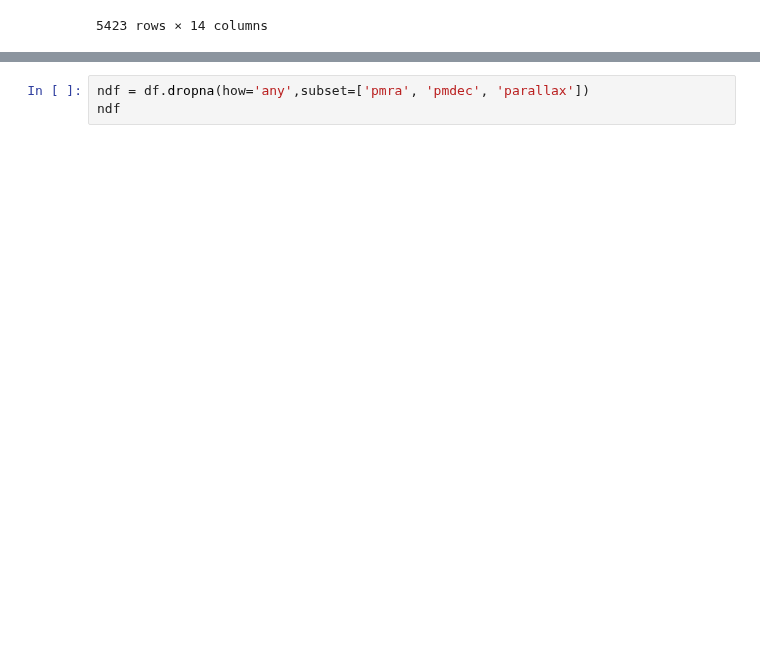
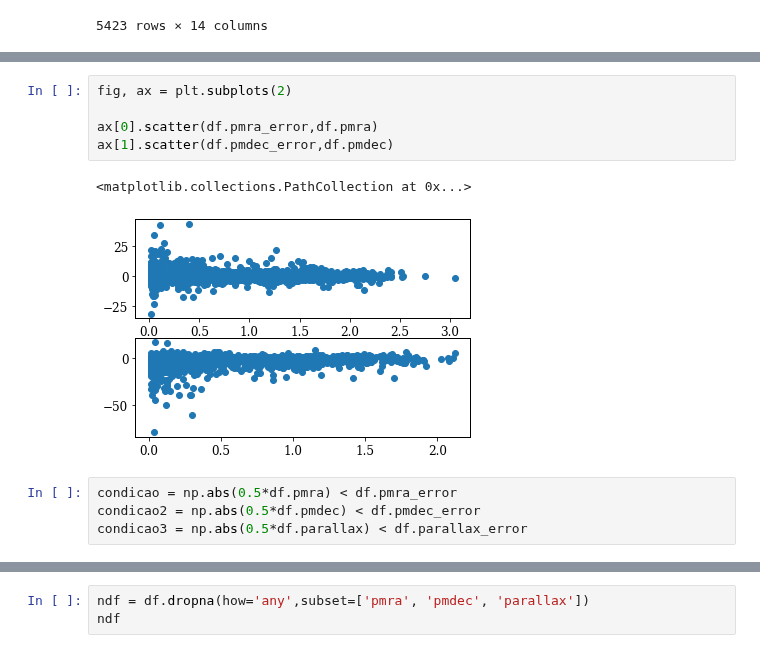
Before and after one commit to jppirest/mw_substructures, a Jupyter notebook: dados/GAIA/Latest/Clusters/Berkeley_23/py_gaia.ipynb, the cells around one changed output, grey strips where cells are left out. Drawn from its saved outputs; the diff is of its cells as text; blank space fills up the shorter version.

```diff
--- a/dados/GAIA/Latest/Clusters/Berkeley_23/py_gaia.ipynb
+++ b/dados/GAIA/Latest/Clusters/Berkeley_23/py_gaia.ipynb
@@ -94,0 +112,12 @@ df
+# %%
+fig, ax = plt.subplots(2)
+
+ax[0].scatter(df.pmra_error,df.pmra)
+ax[1].scatter(df.pmdec_error,df.pmdec)
+# %% [output]
+<matplotlib.collections.PathCollection at 0x...>
+[figure, added]
+# %%
+condicao = np.abs(0.5*df.pmra) < df.pmra_error
+condicao2 = np.abs(0.5*df.pmdec) < df.pmdec_error
+condicao3 = np.abs(0.5*df.parallax) < df.parallax_error
```
Also changed, not shown: parts of 17 cells of this notebook.
